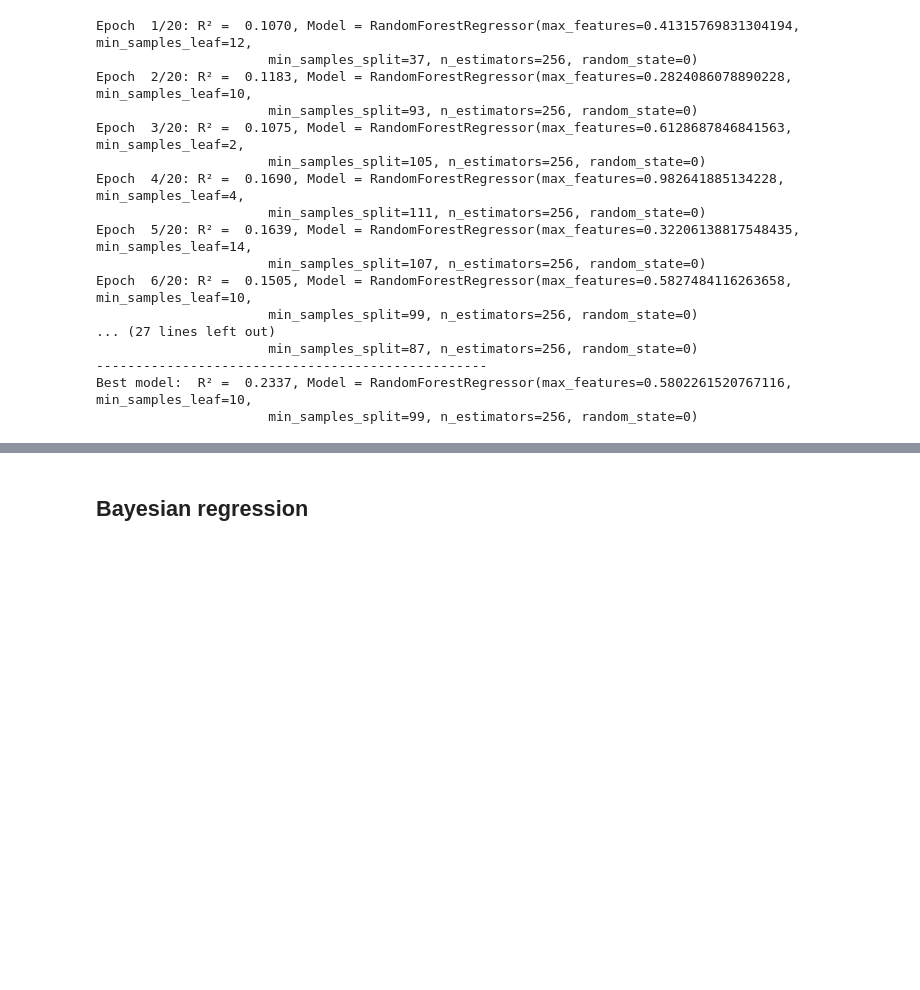
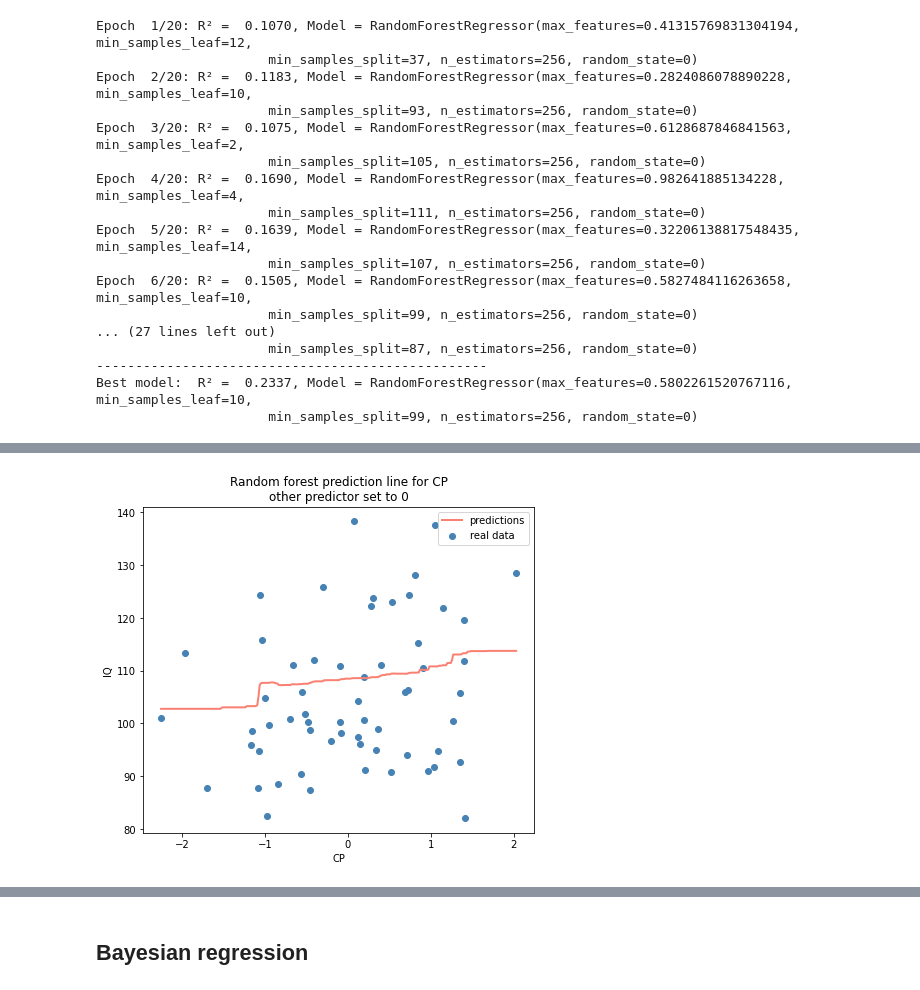
Before and after one commit to ElectronicsArchiver/tewa1_cogpsy_python, a Jupyter notebook: final_project_dataset_2.ipynb, the cells around one changed output, grey strips where cells are left out. Saved outputs shown, nothing was run; the diff lists cells and outputs as text; code cells hidden in the pictures; blank space fills up the shorter version.

```diff
--- a/final_project_dataset_2.ipynb
+++ b/final_project_dataset_2.ipynb
@@ -369,0 +425,17 @@ Best model:  R² =  0.2337, Model = RandomForestRegressor(max_features=0.5802261
+# %%
+x_name = "CP"
+n_pts = 300
+X_test_ = pd.DataFrame(np.zeros((300,len(X_test.columns))), columns=[list(X_test.columns)])
+X_test_[x_name] = np.linspace(X_test[x_name].min() , X_test[x_name].max(), n_pts)
+
+y_test_pred_ = best_model.predict(X_test_)
+
+plt.figure(figsize=(7, 6))
+plt.plot(X_test_[x_name], y_test_pred_, label="predictions", color="salmon", lw=2)
+plt.scatter(X_test[x_name], y_test, label="real data", color="steelblue")
+plt.ylabel("IQ")
+plt.xlabel(x_name)
+plt.title("Random forest prediction line for "+x_name+"\nother predictor set to 0")
+plt.legend();
+# %% [output]
+[figure, added]
```
Also changed, not shown: parts of 6 cells of this notebook.
